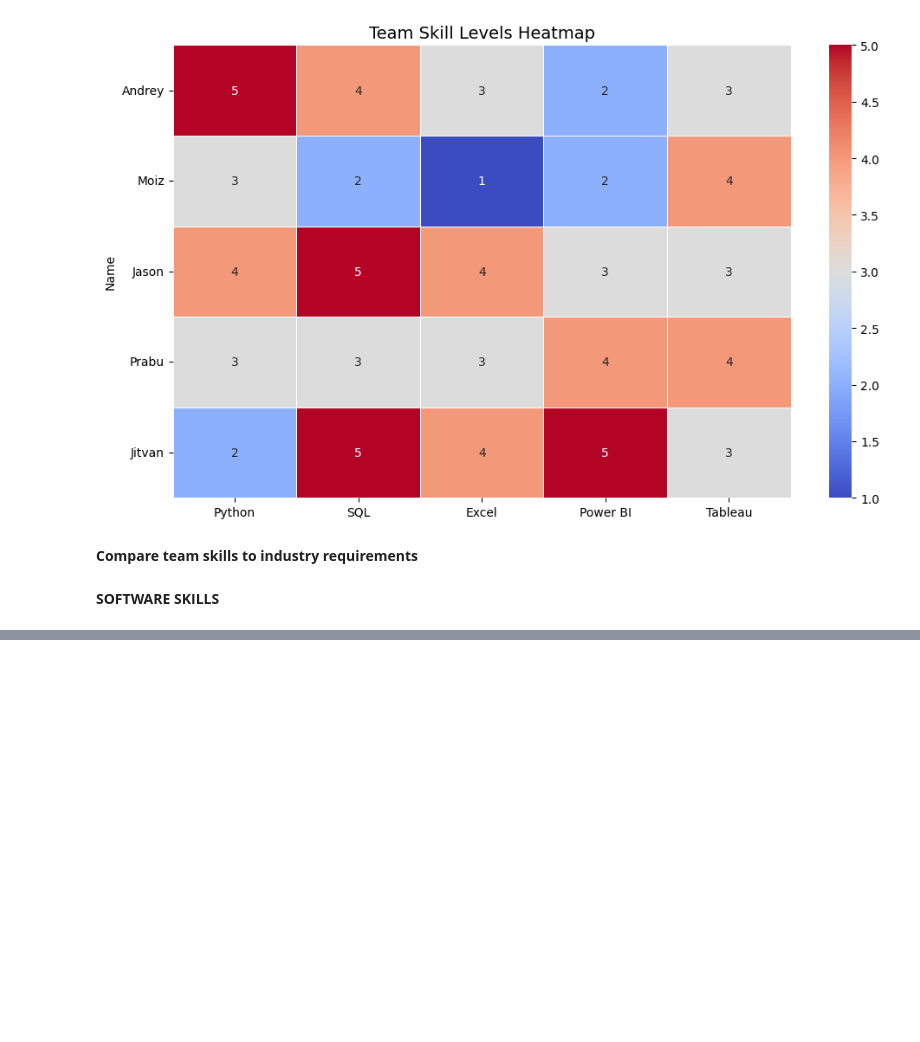
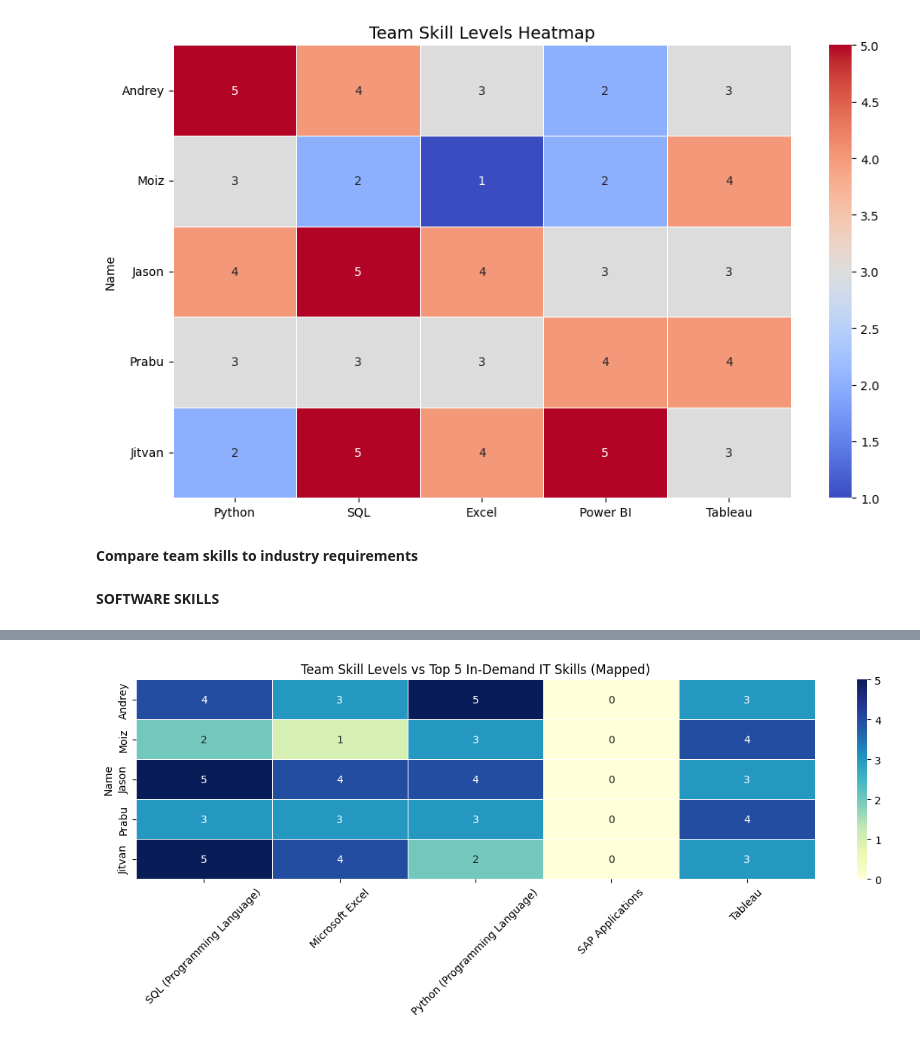
Before and after one commit to 616797/ad688-employability-sp25A1-group1, a Jupyter notebook: working_files/individual_analysis_folder/Prabu_Jeyabalan.ipynb, the cells around one changed output, grey strips where cells are left out. Drawn from its saved outputs; the diff is of its cells as text; code cells hidden in the pictures; blank space fills up the shorter version.

```diff
--- a/working_files/individual_analysis_folder/Prabu_Jeyabalan.ipynb
+++ b/working_files/individual_analysis_folder/Prabu_Jeyabalan.ipynb
@@ -167,0 +142,38 @@ plt.show()
+# %%
+# Step 1: Load the top skills list
+top_skill_names = top_skills_df["Skill"].tolist()
+
+# Step 2: Manually map top skills to df_skills columns
+skill_alias = {
+    "SQL (Programming Language)": "SQL (Programming Language)",
+    "Python (Programming Language)": "Python (Programming Language)",
+    "Microsoft Excel": "Microsoft Excel",
+    "Power BI": "Power BI",
+    "Tableau (Business Intelligence Software)": "Tableau",  # If "Tableau" is your team column
+    "Dashboard": "Tableau",  # Only if this exists
+    "SAP Applications": "SAP Applications"  # Only if this exists
+}
+
+# Step 3: Use alias to get matching columns
+mapped_top_skills = [skill_alias.get(skill) for skill in top_skill_names if skill_alias.get(skill) in df_skills.columns]
+
+# Step 4: Fill any missing mapped columns in df_skills with 0
+for skill in mapped_top_skills:
+    if skill not in df_skills.columns:
+        df_skills[skill] = 0
+
+# Step 5: Align df_skills with the mapped top skills
+df_skills_aligned = df_skills[mapped_top_skills]
+
+# Step 6: Plot the heatmap
+import seaborn as sns
+import matplotlib.pyplot as plt
+
+plt.figure(figsize=(12, 5))
+sns.heatmap(df_skills_aligned, annot=True, cmap="YlGnBu", linewidths=0.5)
+plt.title("Team Skill Levels vs Top 5 In-Demand IT Skills (Mapped)")
+plt.xticks(rotation=45)
+plt.tight_layout()
+plt.show()
+# %% [output]
+[figure, added]
```
Also changed, not shown: parts of 3 cells of this notebook, 1 other file.
